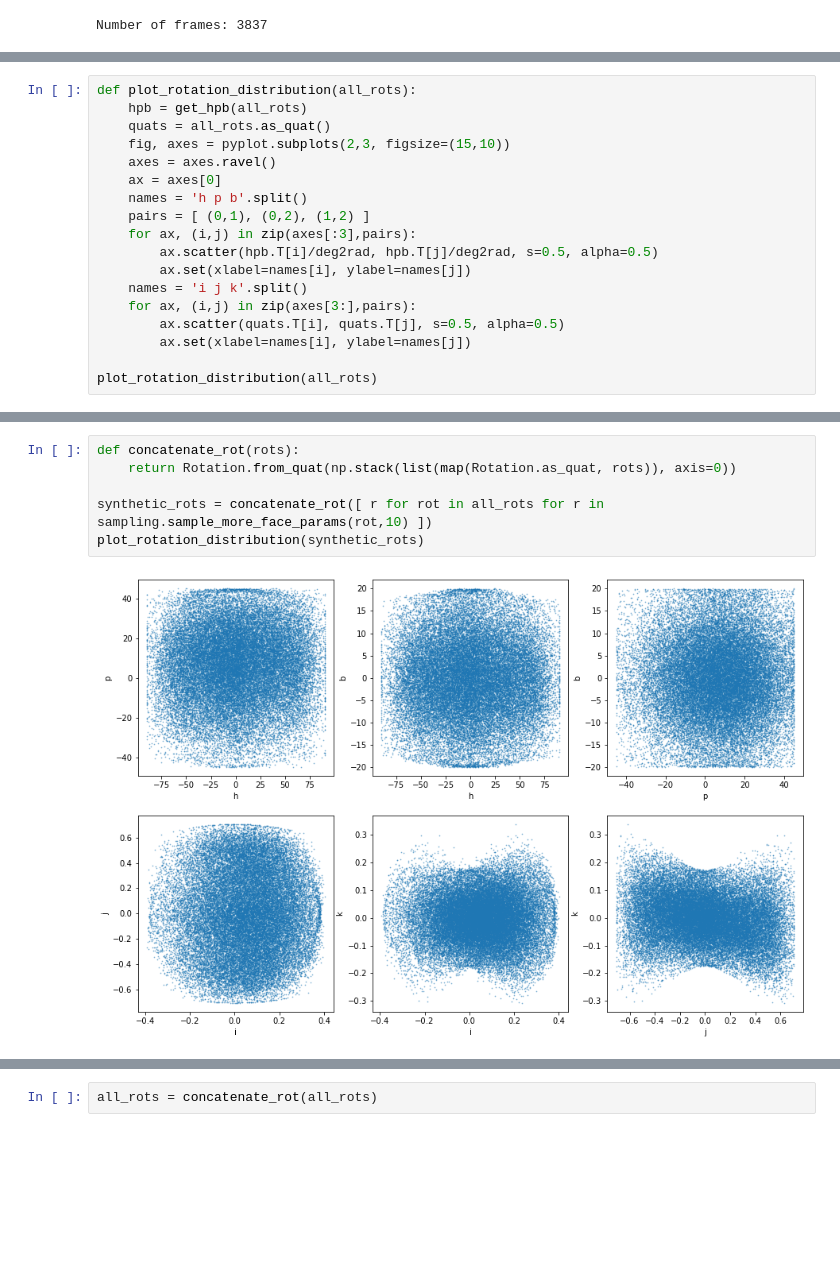
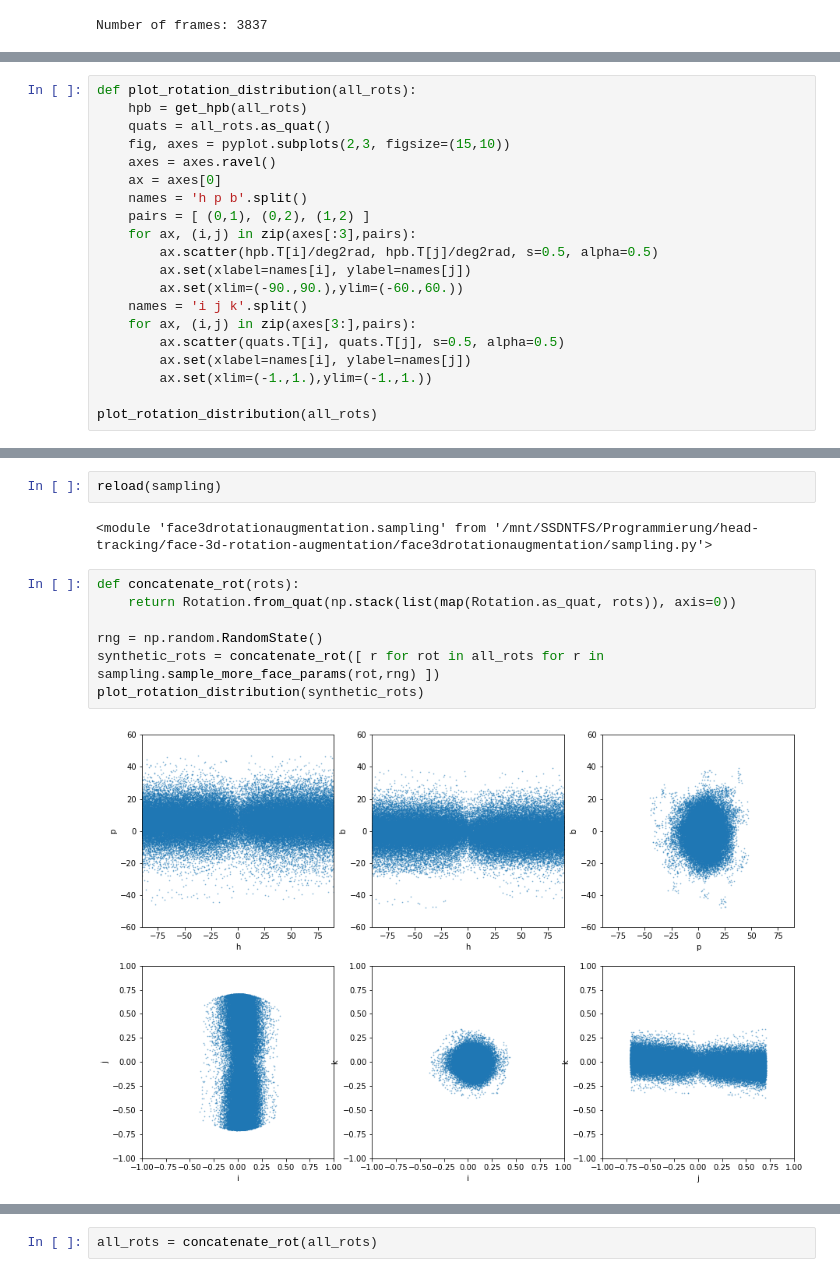
Before and after one commit to DaWelter/face-3d-rotation-augmentation, a Jupyter notebook: sampling-demo.ipynb, the cells around one changed output, grey strips where cells are left out. Drawn from its saved outputs; the diff is of its cells as text; blank space fills up the shorter version.

```diff
--- a/sampling-demo.ipynb
+++ b/sampling-demo.ipynb
@@ -86,10 +93,12 @@ def plot_rotation_distribution(all_rots):
     for ax, (i,j) in zip(axes[:3],pairs):
         ax.scatter(hpb.T[i]/deg2rad, hpb.T[j]/deg2rad, s=0.5, alpha=0.5)
         ax.set(xlabel=names[i], ylabel=names[j])
+        ax.set(xlim=(-90.,90.),ylim=(-60.,60.))
     names = 'i j k'.split()
     for ax, (i,j) in zip(axes[3:],pairs):
         ax.scatter(quats.T[i], quats.T[j], s=0.5, alpha=0.5)
         ax.set(xlabel=names[i], ylabel=names[j])
+        ax.set(xlim=(-1.,1.),ylim=(-1.,1.))
 
 plot_rotation_distribution(all_rots)
 # %% [output]
@@ -97,11 +106,16 @@ plot_rotation_distribution(all_rots)
+# %%
+reload(sampling)
+# %% [output]
+<module 'face3drotationaugmentation.sampling' from '/mnt/SSDNTFS/Programmierung/head-tracking/face-3d-rotation-augmentation/face3drotationaugmentation/sampling.py'>
 # %%
 def concatenate_rot(rots):
     return Rotation.from_quat(np.stack(list(map(Rotation.as_quat, rots)), axis=0))
 
-synthetic_rots = concatenate_rot([ r for rot in all_rots for r in sampling.sample_more_face_params(rot,10) ])
+rng = np.random.RandomState()
+synthetic_rots = concatenate_rot([ r for rot in all_rots for r in sampling.sample_more_face_params(rot,rng) ])
 plot_rotation_distribution(synthetic_rots)
 # %% [output]
-[figure, old version]
+[figure, new version]
 # %%
 with contextlib.closing(dataset300wlp.Dataset300WLP(os.path.join(os.environ['DATADIR'],'300W-LP.zip'), only_originals=False)) as ds300wlpall:
     sample = ds300wlpall[100]  #[289]
```
Also changed, not shown: parts of 7 cells of this notebook, 7 other files.
